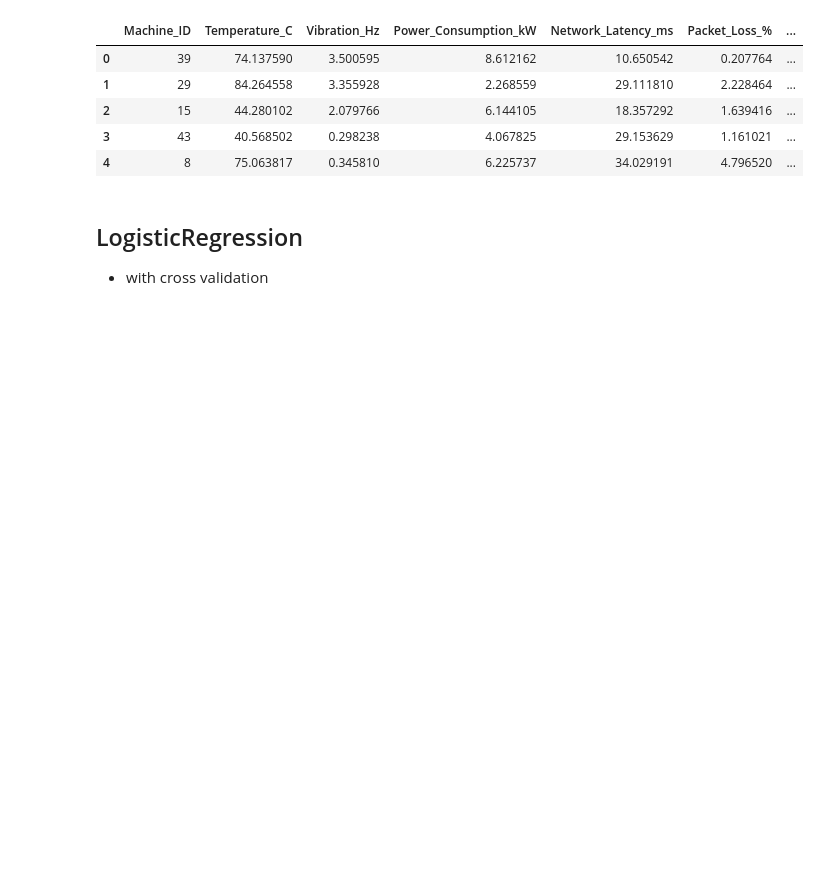
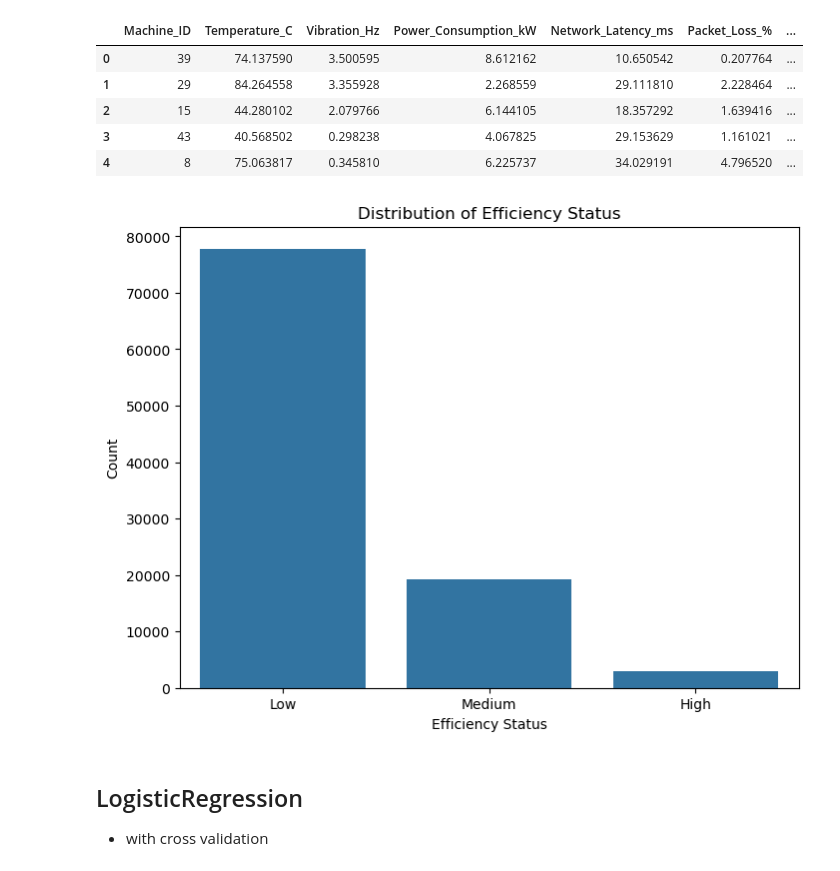
Before and after one commit to clarktommie/Data_Mining_Final_Project, a Jupyter notebook: machineEfficiency.ipynb, the cells around one changed output. Saved outputs shown, nothing was run; the diff lists cells and outputs as text; code cells hidden in the pictures; blank space fills up the shorter version.

```diff
--- a/machineEfficiency.ipynb
+++ b/machineEfficiency.ipynb
@@ -108,6 +117,16 @@ manufacturing_df.head()
 | 2 | 15 | 44.280102 | 2.079766 | 6.144105 | 18.357292 | 1.639416 | ... |
 | 3 | 43 | 40.568502 | 0.298238 | 4.067825 | 29.153629 | 1.161021 | ... |
 | 4 | 8 | 75.063817 | 0.345810 | 6.225737 | 34.029191 | 4.796520 | ... |
+# %%
+# histogram of target variable
+plt.figure(figsize=(8, 6))
+sns.countplot(x='Efficiency_Status', data=manufacturing_df)
+plt.xlabel('Efficiency Status')
+plt.ylabel('Count')
+plt.title('Distribution of Efficiency Status')
+plt.show()
+# %% [output]
+[figure, added]
 # %%
 # # visualize correlation matrix
 # corr_matrix = manufacturing_df.corr()
```
Also changed, not shown: parts of 9 cells of this notebook.
